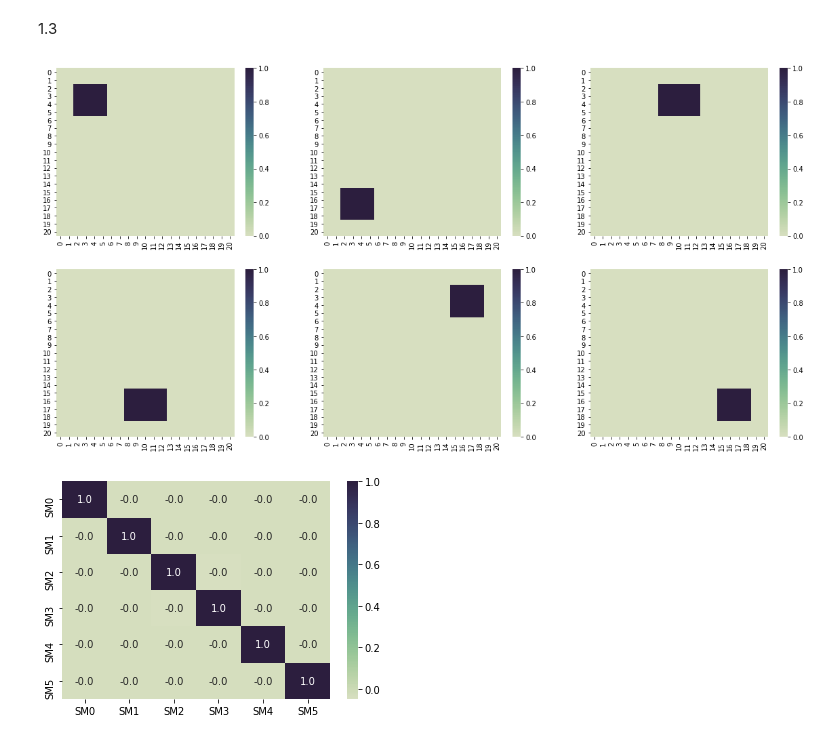
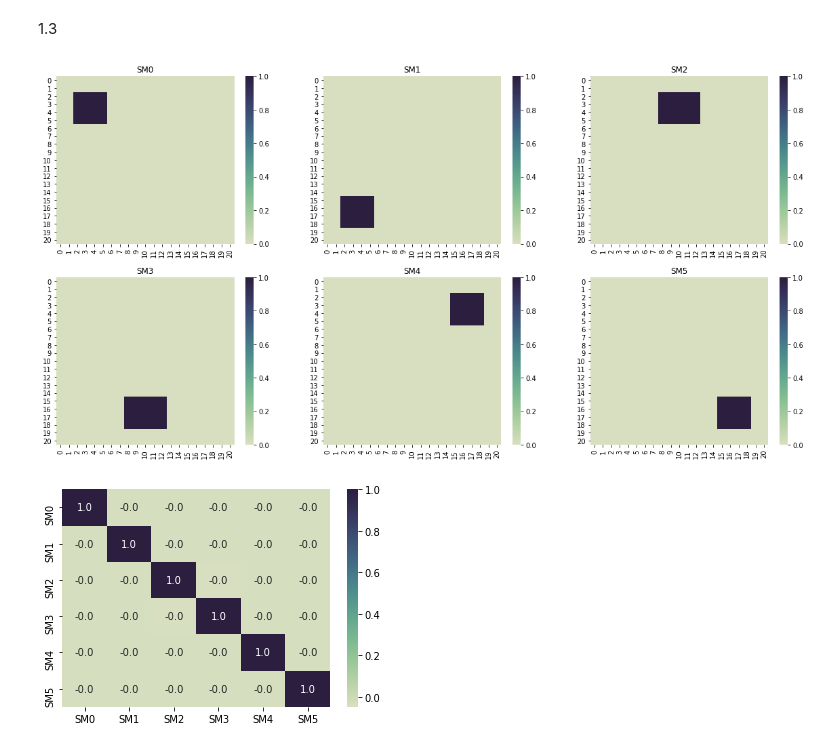
Before and after one commit to tvtpt/MAST30034_assignment1, a Jupyter notebook: Code for Q1 and Q2.ipynb, the cells around one changed output. Cells and saved outputs as stored; diff of their text form; code cells hidden in the pictures.

```diff
--- a/Code for Q1 and Q2.ipynb
+++ b/Code for Q1 and Q2.ipynb
@@ -68,6 +68,7 @@ TCcolor = "darkturquoise"
 
 for i in range(nsrcs):
     ax = fig.add_subplot(231+i)
+    ax.set_title(f"TC{i}")
     ax.plot(x, TC[:, i], color = TCcolor)
 plt.savefig('plots/TC.png')
 plt.show()
@@ -107,21 +108,22 @@ tmpSM.append(createSM([15, 19], [15, 19]))
 # %%
 # ploting SM
 SMcmap = sns.cubehelix_palette(start=.5, rot=-.75, as_cmap=True)
 fig = plt.figure()
 
 fig.set_figheight(10)
 fig.set_figwidth(20)
 plt.xlim=(0,22)
 plt.ylim=(0,22)
 
 for i in range(nsrcs):
     ax = fig.add_subplot(231+i)
+    ax.set_title(f"SM{i}")
     sns.heatmap(tmpSM[i], cmap=SMcmap)
 
 plt.savefig('plots/SM.png')
 plt.show()
 # %% [output]
-[figure, old version]
+[figure, new version]
 # %%
 # flatten each small SM matrix to create final SM
 SM = []
```
Also changed, not shown: parts of 11 cells of this notebook, 19 other files.
